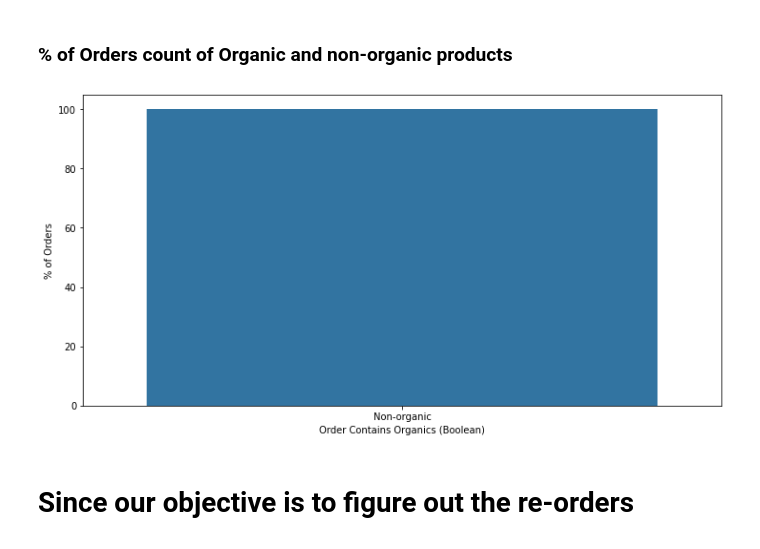
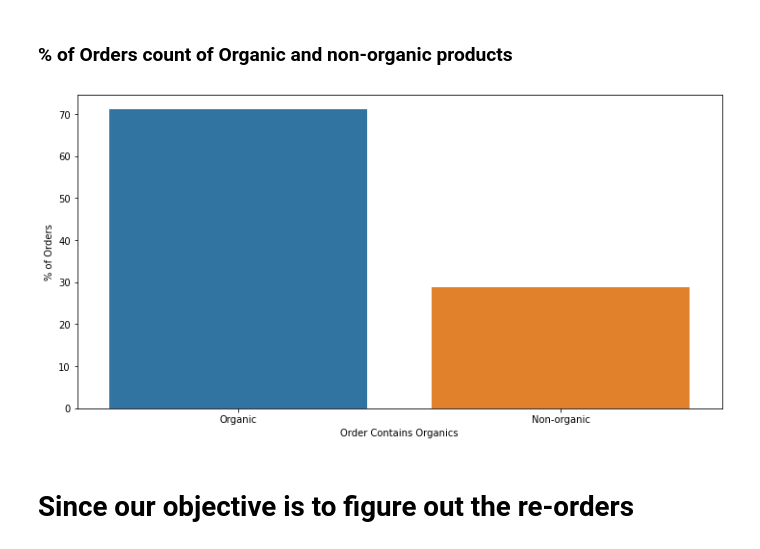
Before and after one commit to ProjectGroup17/Instacart, a Jupyter notebook: Instacart_Market_Basket_Analysis.ipynb, the cells around one changed output. Drawn from its saved outputs; the diff is of its cells as text; code cells hidden in the pictures.

```diff
--- a/Instacart_Market_Basket_Analysis.ipynb
+++ b/Instacart_Market_Basket_Analysis.ipynb
@@ -416,23 +416,23 @@ plt.show()
 # %%
 org = pd.merge(
     left=order_products_train[['product_id', 'order_id']],
     right=items[['product_id', 'product_name']],
     how='left',
     on='product_id')
 
-org['organic'] = order_products_train.product_name.str.contains('organic').astype(np.int8)
+org['organic'] = org.product_name.str.contains('organic').astype(np.int8)
 org['organic'] = org['organic'].map({0: 'Non-organic', 1: 'Organic'})
 org = org.groupby('order_id')['organic'].aggregate("max").value_counts()
 
 # plot it
 plt.figure(figsize=(12, 6))
 sns.barplot(org.index, org / org.sum() * 100)
 plt.xticks(rotation='horizontal')
-plt.xlabel('Order Contains Organics (Boolean)')
+plt.xlabel('Order Contains Organics')
 plt.ylabel('% of Orders')
 pass
 # %% [output]
-[figure, old version]
+[figure, new version]
 # %% [markdown]
 # Since our objective is to figure out the re-orders
 # %% [markdown]
```
Also changed, not shown: parts of 4 cells of this notebook.
